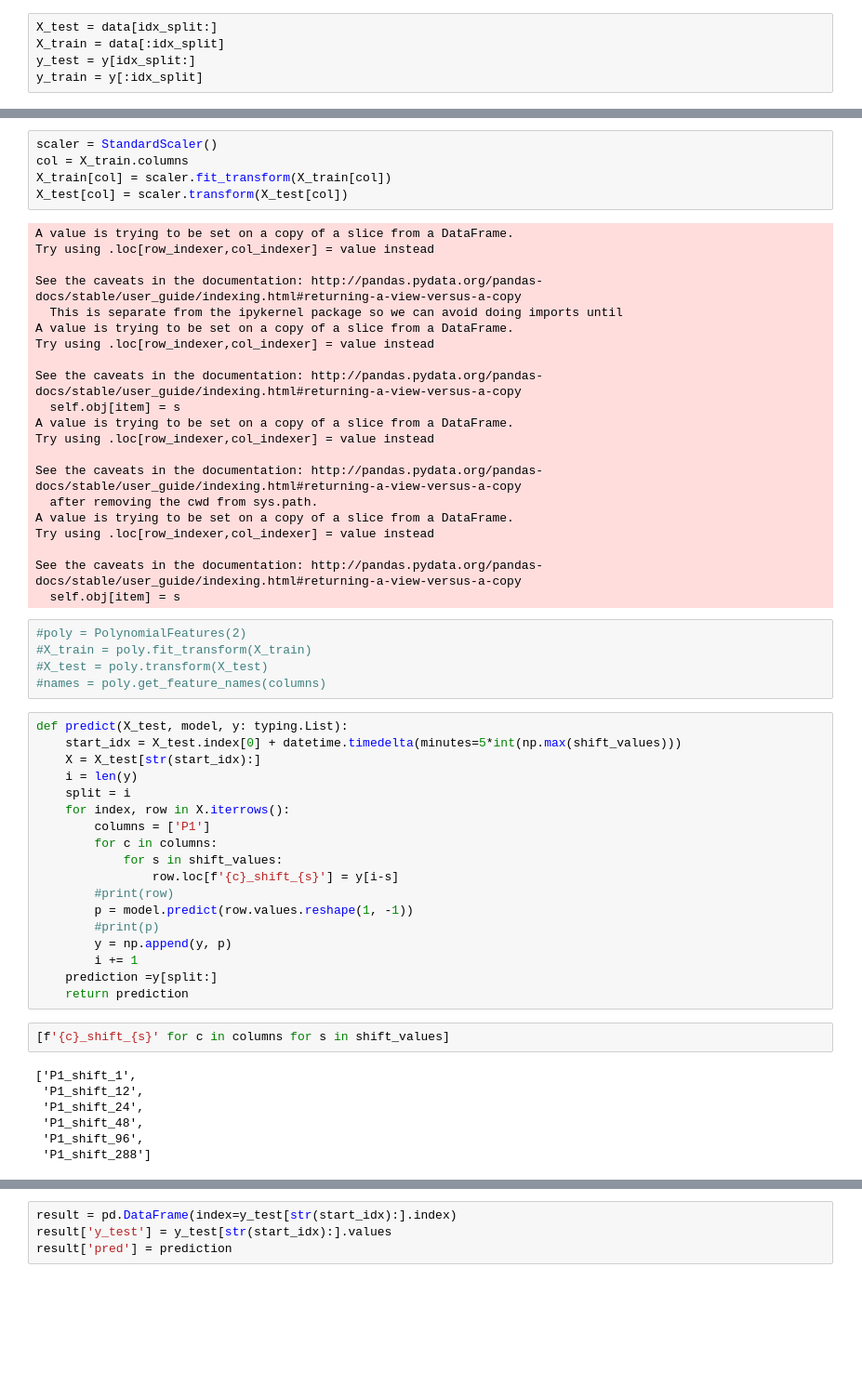
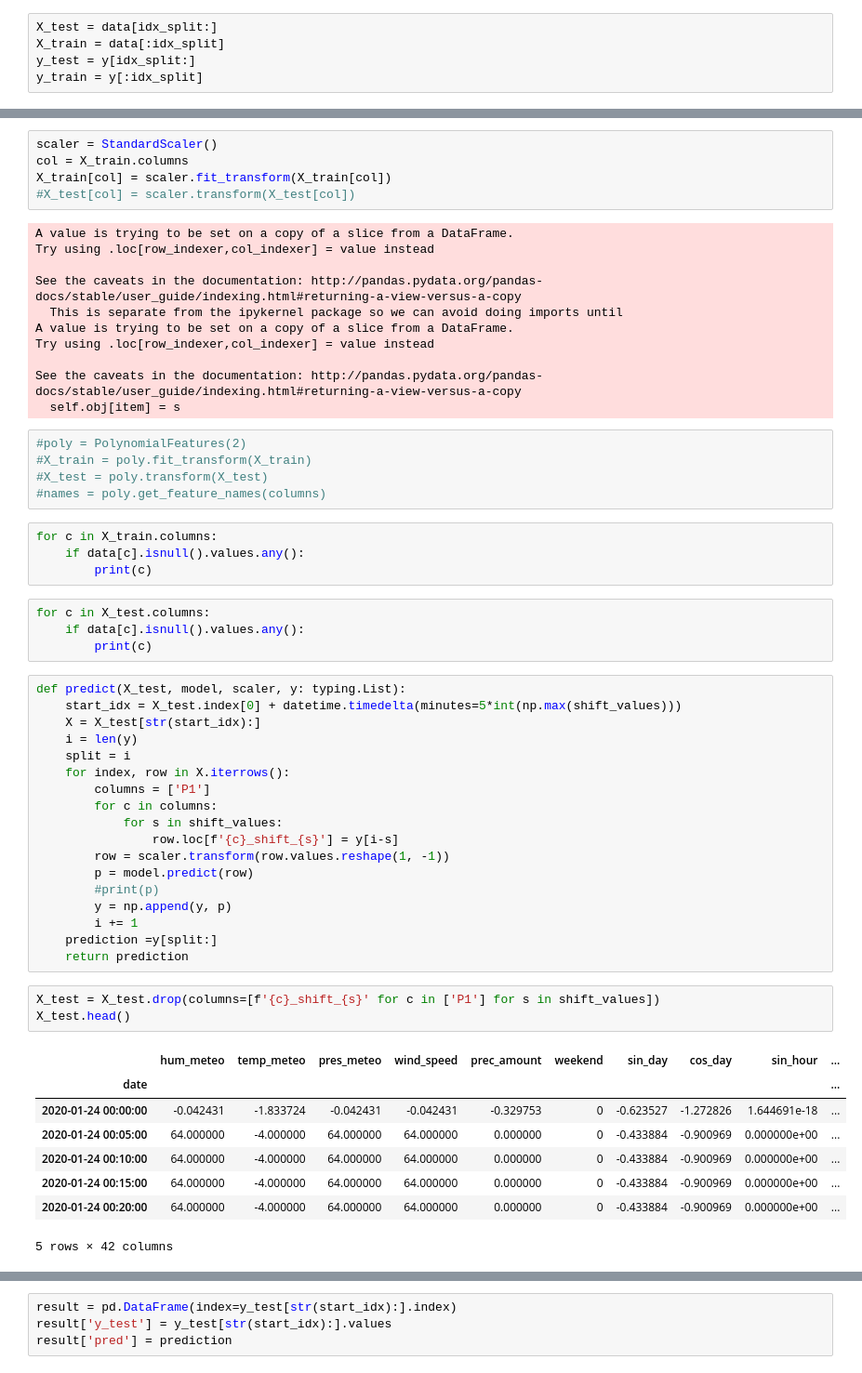
Before and after one commit to aerubanov/Proj_Air_Quality, a Jupyter notebook: notebooks/linear_lag.ipynb, the cells around one changed output, grey strips where cells are left out. Shown at 93% size. Cells and saved outputs as stored; diff of their text form; blank space fills up the shorter version.

```diff
--- a/notebooks/linear_lag.ipynb
+++ b/notebooks/linear_lag.ipynb
@@ -140,7 +164,7 @@ y_train = y[:idx_split]
 scaler = StandardScaler()
 col = X_train.columns
 X_train[col] = scaler.fit_transform(X_train[col])
-X_test[col] = scaler.transform(X_test[col])
+#X_test[col] = scaler.transform(X_test[col])
 # %% [output]
 A value is trying to be set on a copy of a slice from a DataFrame.
 Try using .loc[row_indexer,col_indexer] = value instead
@@ -152,23 +176,21 @@ Try using .loc[row_indexer,col_indexer] = value instead
 
 See the caveats in the documentation: http://pandas.pydata.org/pandas-docs/stable/user_guide/indexing.html#returning-a-view-versus-a-copy
   self.obj[item] = s
-A value is trying to be set on a copy of a slice from a DataFrame.
-Try using .loc[row_indexer,col_indexer] = value instead
-
-See the caveats in the documentation: http://pandas.pydata.org/pandas-docs/stable/user_guide/indexing.html#returning-a-view-versus-a-copy
-  after removing the cwd from sys.path.
-A value is trying to be set on a copy of a slice from a DataFrame.
-Try using .loc[row_indexer,col_indexer] = value instead
-
-See the caveats in the documentation: http://pandas.pydata.org/pandas-docs/stable/user_guide/indexing.html#returning-a-view-versus-a-copy
-  self.obj[item] = s
 # %%
 #poly = PolynomialFeatures(2)
 #X_train = poly.fit_transform(X_train)
 #X_test = poly.transform(X_test)
 #names = poly.get_feature_names(columns)
+# %%
+for c in X_train.columns:
+    if data[c].isnull().values.any():
+        print(c)
+# %%
+for c in X_test.columns:
+    if data[c].isnull().values.any():
+        print(c)
 # %%
-def predict(X_test, model, y: typing.List):
+def predict(X_test, model, scaler, y: typing.List):
     start_idx = X_test.index[0] + datetime.timedelta(minutes=5*int(np.max(shift_values)))
     X = X_test[str(start_idx):]
     i = len(y)
@@ -178,19 +200,22 @@ def predict(X_test, model, y: typing.List):
         for c in columns:
             for s in shift_values:
                 row.loc[f'{c}_shift_{s}'] = y[i-s]
-        #print(row)
-        p = model.predict(row.values.reshape(1, -1))
+        row = scaler.transform(row.values.reshape(1, -1))
+        p = model.predict(row)
         #print(p)
         y = np.append(y, p)
         i += 1
     prediction =y[split:]
     return prediction
 # %%
-[f'{c}_shift_{s}' for c in columns for s in shift_values]
+X_test = X_test.drop(columns=[f'{c}_shift_{s}' for c in ['P1'] for s in shift_values])
+X_test.head()
 # %% [output]
+|  | hum_meteo | temp_meteo | pres_meteo | wind_speed | prec_amount | weekend | sin_day | cos_day | sin_hour | ... |
+| date |  |  |  |  |  |  |  |  |  | ... |
+| 2020-01-24 00:00:00 | -0.042431 | -1.833724 | -0.042431 | -0.042431 | -0.329753 | 0 | -0.623527 | -1.272826 | 1.644691e-18 | ... |
+| 2020-01-24 00:05:00 | 64.000000 | -4.000000 | 64.000000 | 64.000000 | 0.000000 | 0 | -0.433884 | -0.900969 | 0.000000e+00 | ... |
+| 2020-01-24 00:10:00 | 64.000000 | -4.000000 | 64.000000 | 64.000000 | 0.000000 | 0 | -0.433884 | -0.900969 | 0.000000e+00 | ... |
+| 2020-01-24 00:15:00 | 64.000000 | -4.000000 | 64.000000 | 64.000000 | 0.000000 | 0 | -0.433884 | -0.900969 | 0.000000e+00 | ... |
+| 2020-01-24 00:20:00 | 64.000000 | -4.000000 | 64.000000 | 64.000000 | 0.000000 | 0 | -0.433884 | -0.900969 | 0.000000e+00 | ... |
-['P1_shift_1',
- 'P1_shift_12',
- 'P1_shift_24',
- 'P1_shift_48',
- 'P1_shift_96',
- 'P1_shift_288']
+5 rows × 42 columns
```
Also changed, not shown: parts of 24 cells of this notebook, 8 other files.
